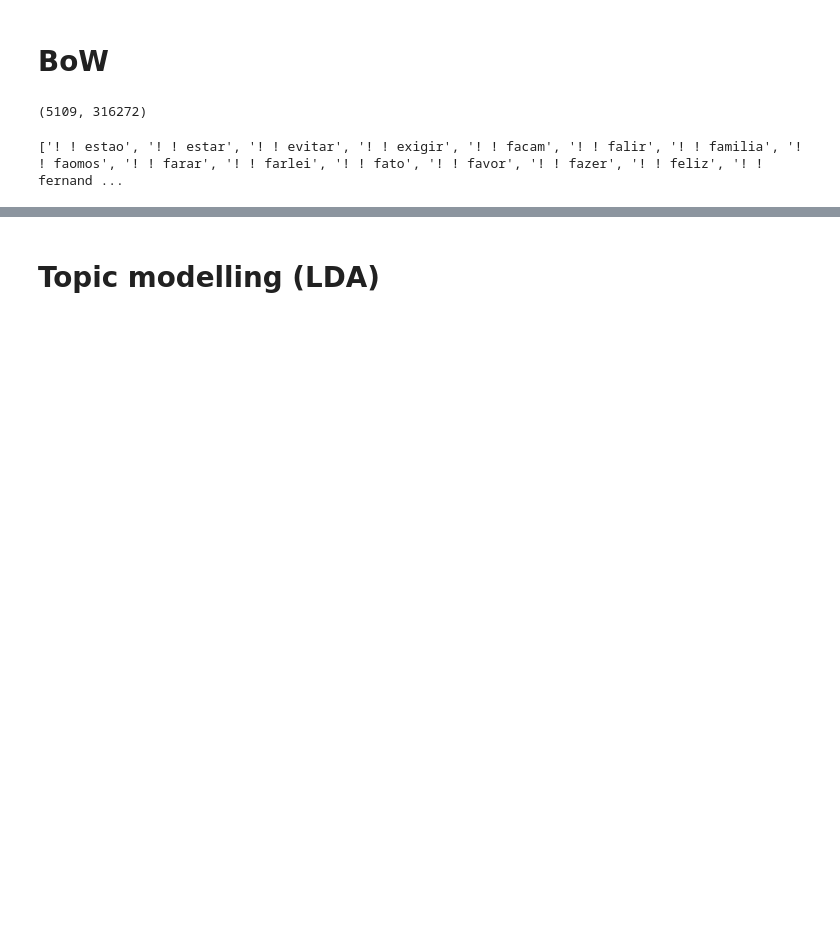
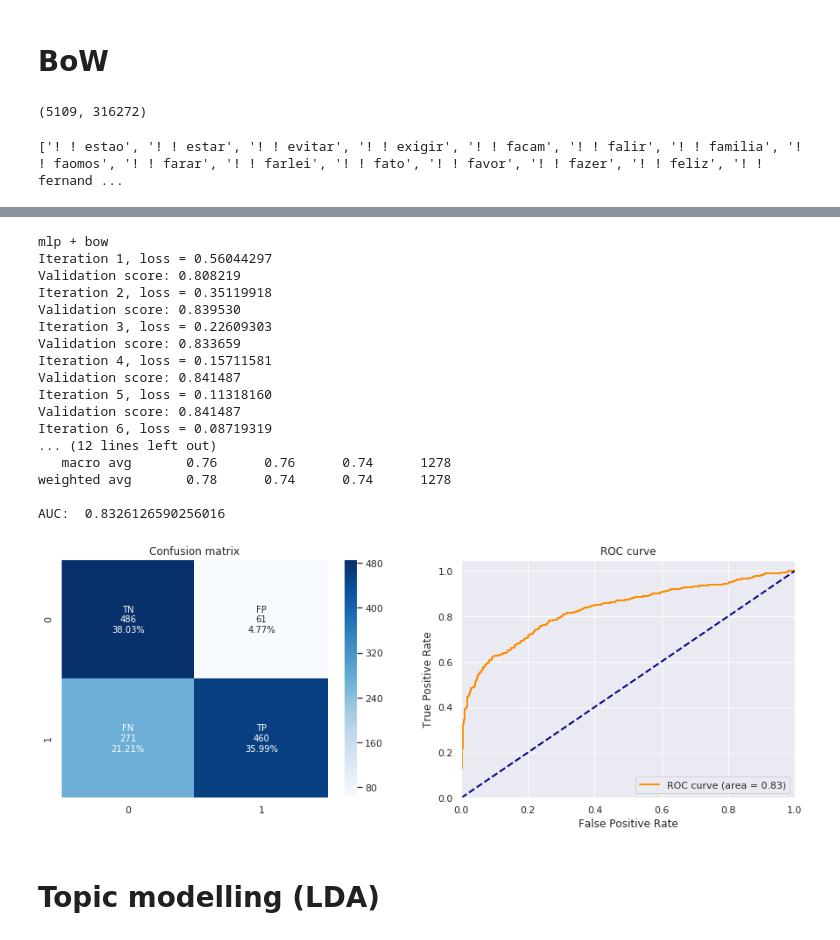
Before and after one commit to cabrau/FakeWhatsApp.Br, a Jupyter notebook: 11 - final experiments.ipynb, the cells around one changed output, grey strips where cells are left out. Drawn from its saved outputs; the diff is of its cells as text; code cells hidden in the pictures; blank space fills up the shorter version.

```diff
--- a/11 - final experiments.ipynb
+++ b/11 - final experiments.ipynb
@@ -400,12 +383,31 @@ AUC:  0.8552782619786573
  0.8552782619786573)
 # %%
-# print('mlp + tf-idf')
-# clf = MLPClassifier(activation = 'relu', solver = 'adam',random_state = 42,
-#                    tol = 1e-3, verbose = True, early_stopping = True,
-#                    n_iter_no_change = 3, max_iter = 7,
-#                    hidden_layer_sizes = (100,), alpha = .00001,
-#                    learning_rate_init = .0001, batch_size = 32)
-# results = train_test(clf,X_train,X_test,y_train,y_test)
+print('mlp + bow')
+clf = MLPClassifier(activation = 'relu', solver = 'adam',random_state = 42,
+                   tol = 1e-3, verbose = True, early_stopping = True,
+                   n_iter_no_change = 3, max_iter = 20,
+                   hidden_layer_sizes = (100,), alpha = .00001,
+                   learning_rate_init = .0001, batch_size = 32)
+results = train_test(clf,X_train,X_test,y_train,y_test)
+# %% [output]
+mlp + bow
+Iteration 1, loss = 0.56044297
+Validation score: 0.808219
+Iteration 2, loss = 0.35119918
+Validation score: 0.839530
+Iteration 3, loss = 0.22609303
+Validation score: 0.833659
+Iteration 4, loss = 0.15711581
+Validation score: 0.841487
+Iteration 5, loss = 0.11318160
+Validation score: 0.841487
+Iteration 6, loss = 0.08719319
+... (12 lines left out)
+   macro avg       0.76      0.76      0.74      1278
+weighted avg       0.78      0.74      0.74      1278
+
+AUC:  0.8326126590256016
+[figure, added]
 # %% [markdown]
 # Topic modelling (LDA)
 # %%
```
Also changed, not shown: parts of 20 cells of this notebook, 3 other files.
